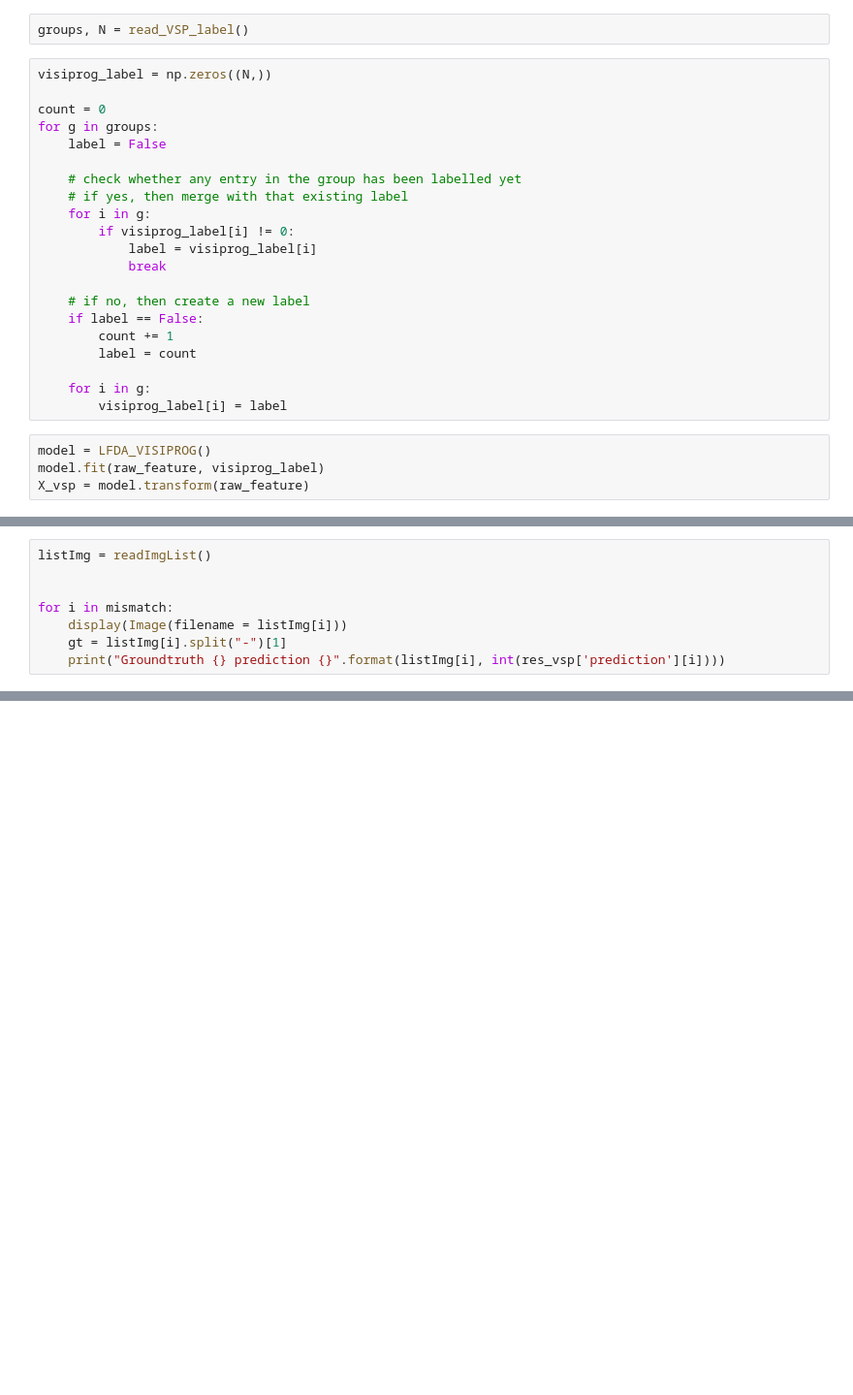
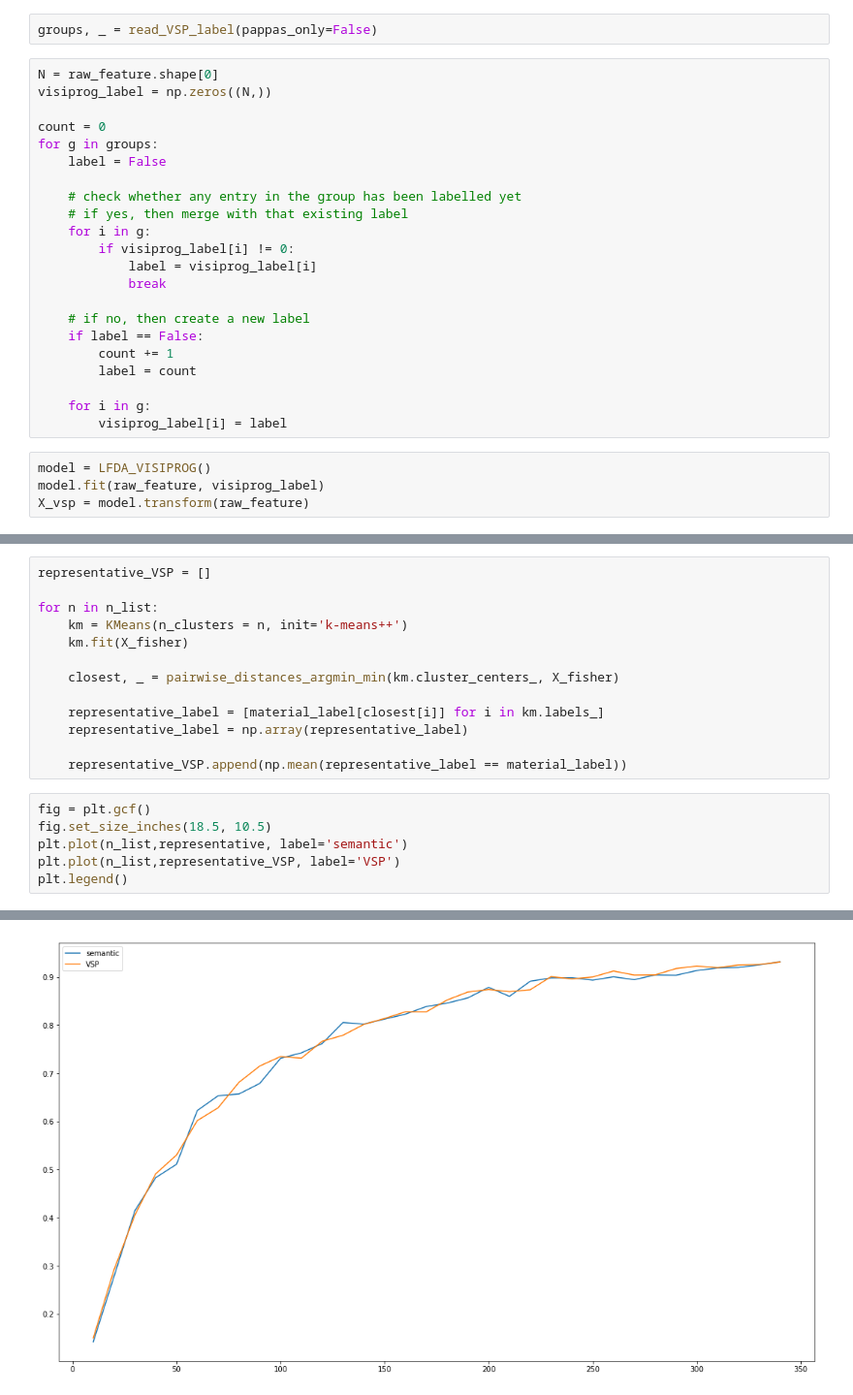
Before and after one commit to andreydung/metriclearning, a Jupyter notebook: MetricLearning.ipynb, the cells around one changed output, grey strips where cells are left out. Shown: that part at 97% size. Drawn from its saved outputs; the diff is of its cells as text; blank space fills up the shorter version.

```diff
--- a/MetricLearning.ipynb
+++ b/MetricLearning.ipynb
@@ -48,8 +65,9 @@ print(res_fda['accuracy'])
 # %% [markdown]
 # Train using ViSiProg label
 # %%
-groups, N = read_VSP_label()
+groups, _ = read_VSP_label(pappas_only=False)
 # %%
+N = raw_feature.shape[0]
 visiprog_label = np.zeros((N,))
 
 count = 0
@@ -90,8 +99,0 @@ mismatch = np.where(comparison == True)[0].astype(int)
-# %%
-listImg = readImgList()
-
-
-for i in mismatch:
-    display(Image(filename = listImg[i]))
-    gt = listImg[i].split("-")[1]
-    print("Groundtruth {} prediction {}".format(listImg[i], int(res_vsp['prediction'][i])))
@@ -99,0 +100,20 @@ for i in mismatch:
+# %%
+representative_VSP = []
+
+for n in n_list:
+    km = KMeans(n_clusters = n, init='k-means++')
+    km.fit(X_fisher)
+
+    closest, _ = pairwise_distances_argmin_min(km.cluster_centers_, X_fisher)
+
+    representative_label = [material_label[closest[i]] for i in km.labels_]
+    representative_label = np.array(representative_label)
+
+    representative_VSP.append(np.mean(representative_label == material_label))
+# %%
+fig = plt.gcf()
+fig.set_size_inches(18.5, 10.5)
+plt.plot(n_list,representative, label='semantic')
+plt.plot(n_list,representative_VSP, label='VSP')
+plt.legend()
+# %% [output]
@@ -99,0 +121 @@ for i in mismatch:
+[figure, added]
```
Also changed, not shown: parts of 11 cells of this notebook, 3 other files.
